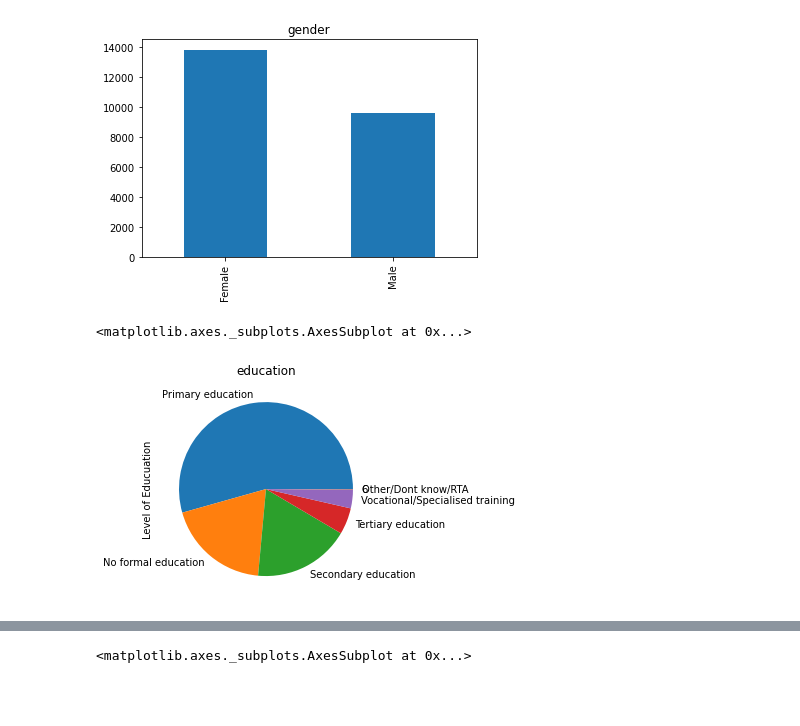
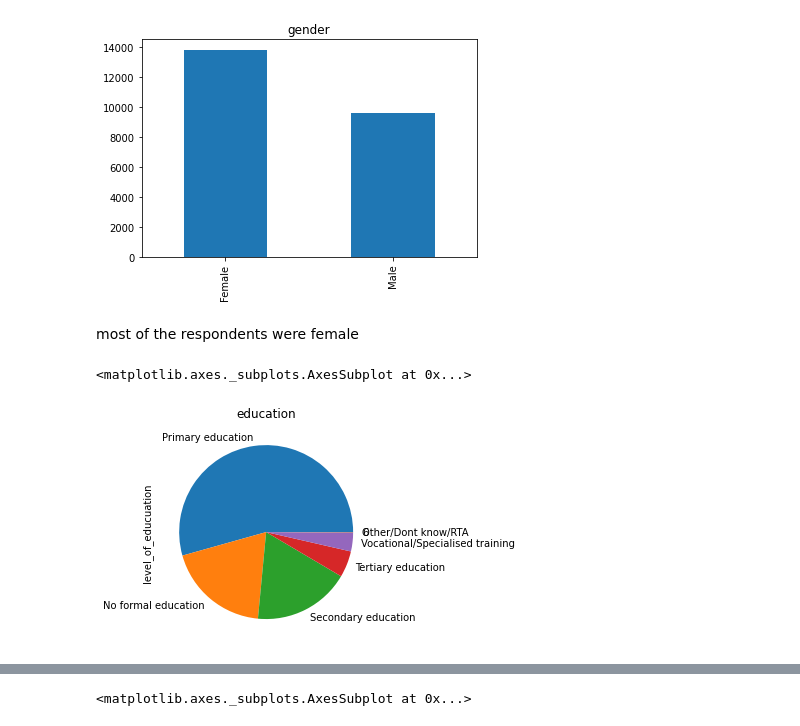
Before and after one commit to kahiga2244/hello-world, a Jupyter notebook: Moringa_Data_Science_Core_W2_Independent_Project_2020_05_02_JOSEPH_KAHIGA.ipynb, the cells around one changed output, grey strips where cells are left out. Saved outputs shown, nothing was run; the diff lists cells and outputs as text; code cells hidden in the pictures; blank space fills up the shorter version.

```diff
--- a/Moringa_Data_Science_Core_W2_Independent_Project_2020_05_02_JOSEPH_KAHIGA.ipynb
+++ b/Moringa_Data_Science_Core_W2_Independent_Project_2020_05_02_JOSEPH_KAHIGA.ipynb
@@ -181,8 +193,10 @@ df['gender_of_respondent'].value_counts().plot.bar(title='gender')
 # %% [output]
 <matplotlib.axes._subplots.AxesSubplot at 0x...>
 [figure]
+# %% [markdown]
+most of the respondents were female
 # %%
-df['level of educuation'].value_counts().plot.pie(title='education')
+df['level_of_educuation'].value_counts().plot.pie(title='education')
 # %% [output]
 <matplotlib.axes._subplots.AxesSubplot at 0x...>
-[figure, old version]
+[figure, new version]
```
Also changed, not shown: parts of 15 cells of this notebook.
